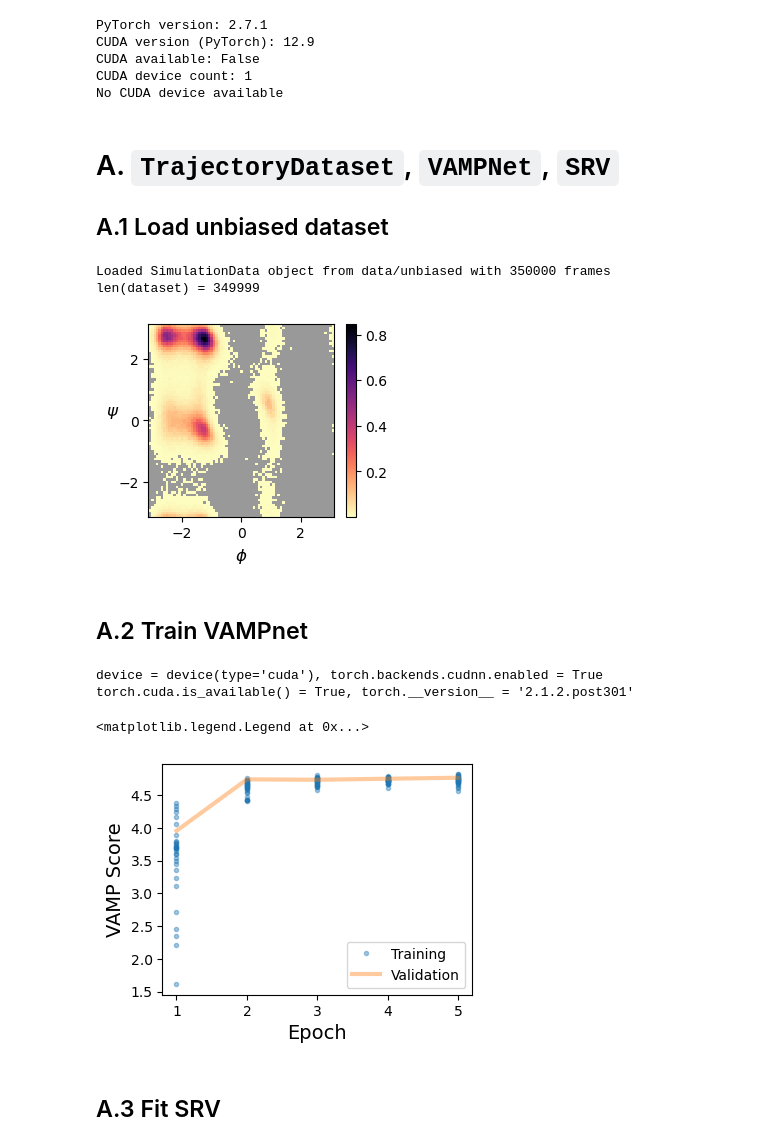
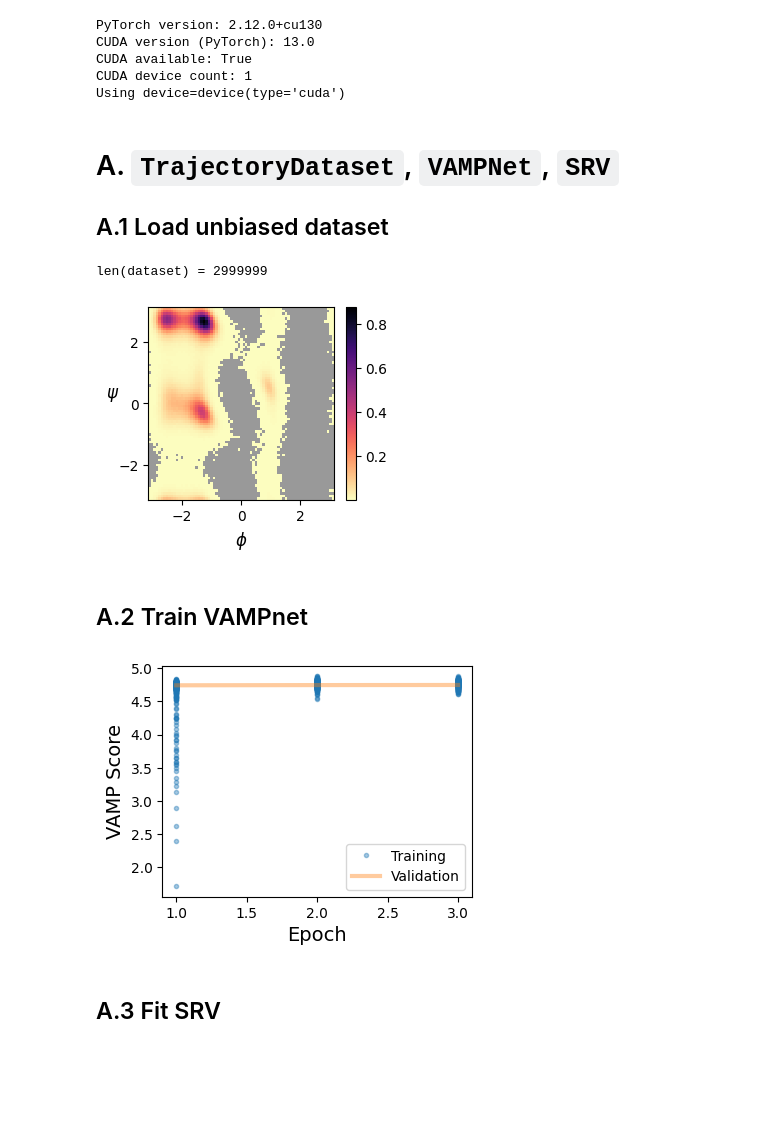
Before and after one commit to bbharland/vac-metad, a Jupyter notebook: 3-datarich-srv.ipynb, the cells around one changed output. Saved outputs shown, nothing was run; the diff lists cells and outputs as text; code cells hidden in the pictures; blank space fills up the shorter version.

```diff
--- a/3-datarich-srv.ipynb
+++ b/3-datarich-srv.ipynb
@@ -10,83 +10,62 @@
 2. Train VAMPnet
 3. Fit SRV
 # %%
+import numpy as np
 import matplotlib.pyplot as plt
-import numpy as np
 from pathlib import Path
 import torch
+from src.util import torch_device
 
-from src.param import SimulationParameters
-from src.data import simulation_data
-from src.plots import plot_dihedrals_hist2d
-
-if torch.cuda.is_available():
-    device = torch.device('cuda')
-    print(f'Using CUDA, Torch version {torch.__version__}')
-    print('-------------------------------------')
-else:
-    device = torch.device('cpu')
-dtype = torch.float32
+device = torch_device()
+# %% [output]
+PyTorch version: 2.12.0+cu130
+CUDA version (PyTorch): 13.0
+CUDA available: True
+CUDA device count: 1
+Using device=device(type='cuda')
-# %%
-import torch
-print("PyTorch version:", torch.__version__)
-print("CUDA version (PyTorch):", torch.version.cuda)
-print("CUDA available:", torch.cuda.is_available())
-print("CUDA device count:", torch.cuda.device_count())
-if torch.cuda.is_available():
-    print("Device name:", torch.cuda.get_device_name(0))
-else:
-    print("No CUDA device available")
-# %% [output]
-PyTorch version: 2.7.1
-CUDA version (PyTorch): 12.9
-CUDA available: False
-CUDA device count: 1
-No CUDA device available
 # %% [markdown]
 # A. `TrajectoryDataset`, `VAMPNet`, `SRV`
 
 ## A.1 Load unbiased dataset
 # %%
+from src.param import param_unbiased_reference
+from src.data import simulation_data
 from src.dataset import TrajectoryDataset
+from src.plots import plot_dihedrals_hist2d
 
-p = SimulationParameters('data/unbiased')
-sd = simulation_data(p, assign_labels=['dihedrals', 'features'])
+p = param_unbiased_reference()
+sd = simulation_data(p)
 dataset = TrajectoryDataset(sd.features)
-print(f'{len(dataset) = }')
 
 fig, ax = plt.subplots(1, 1, figsize=(3, 2.5))
 plot_dihedrals_hist2d(fig, ax, sd.dihedrals)
+print(f"{len(dataset) = }")
 # %% [output]
-Loaded SimulationData object from data/unbiased with 350000 frames
-len(dataset) = 349999
+len(dataset) = 2999999
-[figure, old version]
+[figure, new version]
 # %% [markdown]
 ## A.2 Train VAMPnet
 # %%
 from src.dataset import data_loaders
 from src.vampnet import vampnet
 from tqdm.notebook import tqdm
 
-calculate = True
+calculate = False
 if calculate:
-    num_epochs = 5
+    num_epochs = 3
     vn = vampnet(p, weighted=False)
     vn.fit(*data_loaders(dataset, p.frac_test), num_epochs=num_epochs, progress=tqdm)
-    sd.save_and_assign_objects({'vampnet': vn})
-else:
-    sd.assign_objects(['vampnet'])
+    sd.save_and_assign_objects({"vampnet": vn})
 
 fig, ax = plt.subplots(1, 1, figsize=(4, 3))
-ax.plot(*sd.vampnet.train_scores.T, '.', alpha=0.4, label='Training')
-ax.plot(*sd.vampnet.test_scores.T, '-', linewidth=3, alpha=0.4, label='Validation')
-ax.set_xlabel('Epoch', fontsize=14)
-ax.set_ylabel('VAMP Score', fontsize=14)
+ax.plot(*sd.vampnet.train_scores.T, ".", alpha=0.4, label="Training")
+ax.plot(*sd.vampnet.test_scores.T, "-", linewidth=3, alpha=0.4, label="Validation")
+ax.set_xlabel("Epoch", fontsize=14)
+ax.set_ylabel("VAMP Score", fontsize=14)
 ax.legend()
+fig.savefig("notes/figures/vampnet-training.png", bbox_inches="tight")
 # %% [output]
-device = device(type='cuda'), torch.backends.cudnn.enabled = True
-torch.cuda.is_available() = True, torch.__version__ = '2.1.2.post301'
-<matplotlib.legend.Legend at 0x...>
-[figure, old version]
+[figure, new version]
 # %% [markdown]
 ## A.3 Fit SRV
 # %%
```
Also changed, not shown: parts of 7 cells of this notebook.
